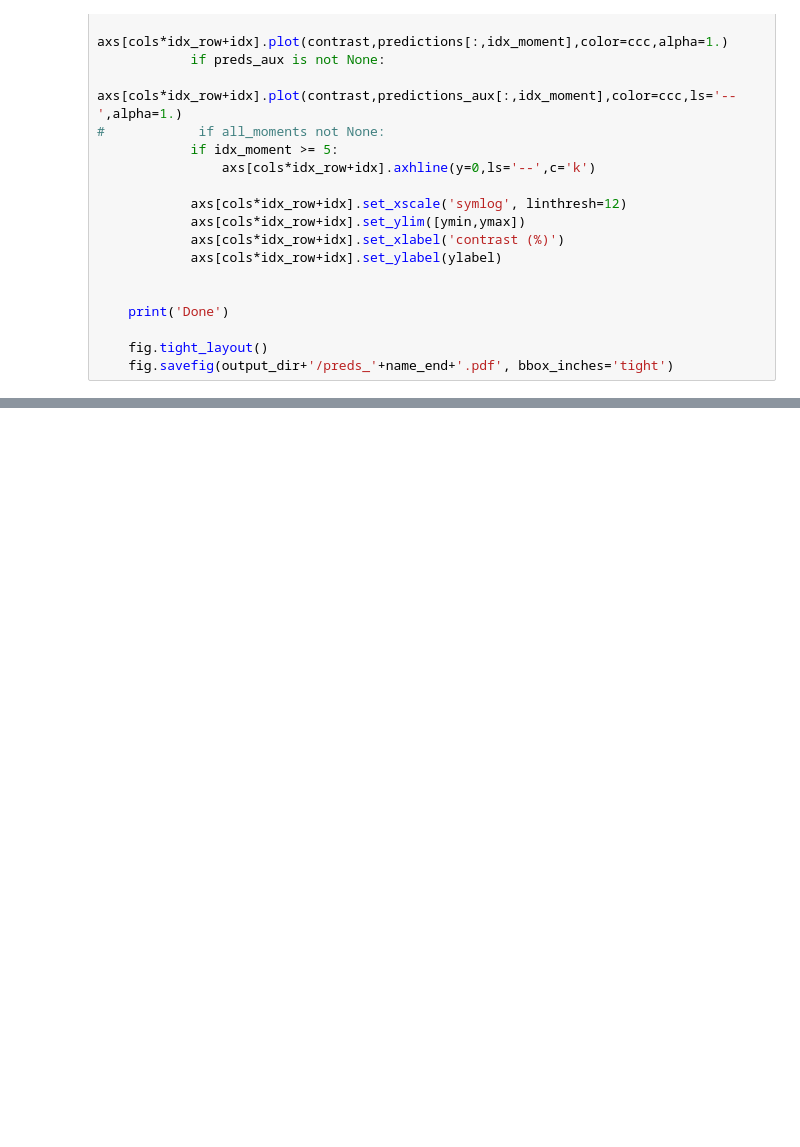
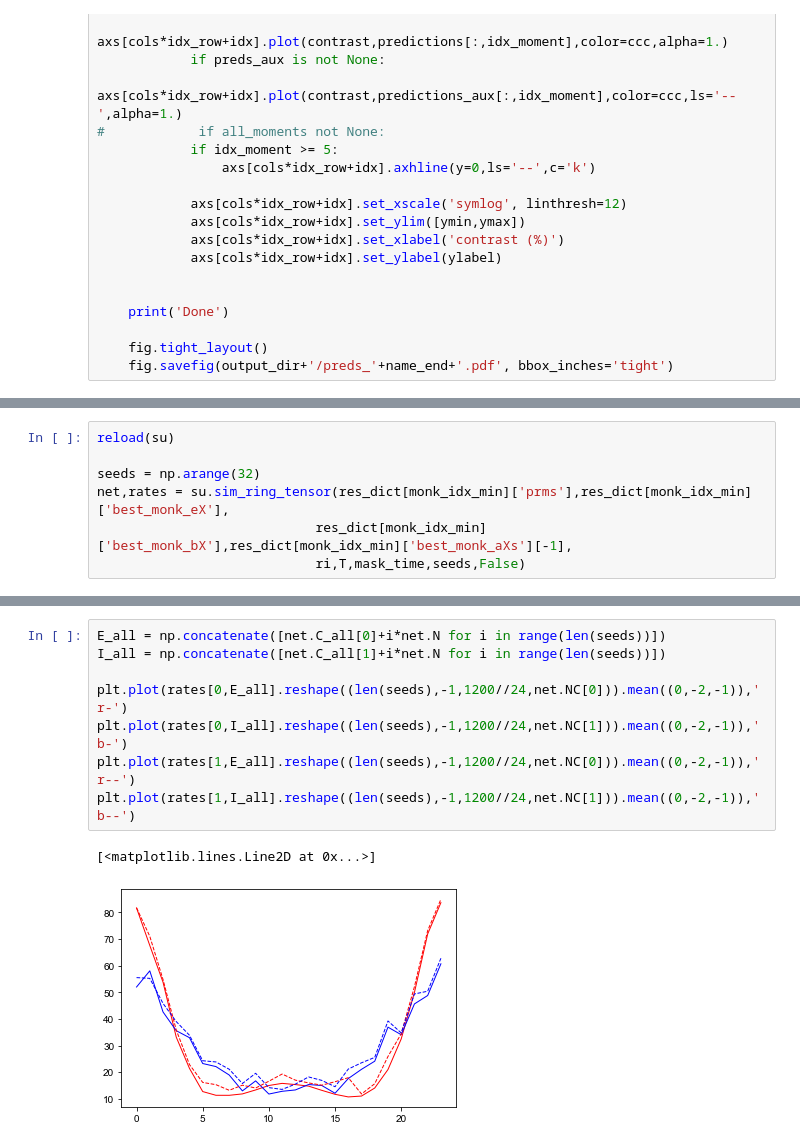
Before and after one commit to AddingAddict/ToroidalNetworks, a Jupyter notebook: sparse_weights/notebooks/fit_reshuffling_data.ipynb, the cells around one changed output, grey strips where cells are left out. Cells and saved outputs as stored; diff of their text form; blank space fills up the shorter version.

```diff
--- a/sparse_weights/notebooks/fit_reshuffling_data.ipynb
+++ b/sparse_weights/notebooks/fit_reshuffling_data.ipynb
@@ -476,0 +509,7 @@ print(np.count_nonzero(monk_costs < 75))
+# %%
+reload(su)
+
+seeds = np.arange(32)
+net,rates = su.sim_ring_tensor(res_dict[monk_idx_min]['prms'],res_dict[monk_idx_min]['best_monk_eX'],
+                            res_dict[monk_idx_min]['best_monk_bX'],res_dict[monk_idx_min]['best_monk_aXs'][-1],
+                            ri,T,mask_time,seeds,False)
@@ -476,0 +534,11 @@ print(np.count_nonzero(monk_costs < 75))
+# %%
+E_all = np.concatenate([net.C_all[0]+i*net.N for i in range(len(seeds))])
+I_all = np.concatenate([net.C_all[1]+i*net.N for i in range(len(seeds))])
+
+plt.plot(rates[0,E_all].reshape((len(seeds),-1,1200//24,net.NC[0])).mean((0,-2,-1)),'r-')
+plt.plot(rates[0,I_all].reshape((len(seeds),-1,1200//24,net.NC[1])).mean((0,-2,-1)),'b-')
+plt.plot(rates[1,E_all].reshape((len(seeds),-1,1200//24,net.NC[0])).mean((0,-2,-1)),'r--')
+plt.plot(rates[1,I_all].reshape((len(seeds),-1,1200//24,net.NC[1])).mean((0,-2,-1)),'b--')
+# %% [output]
+[<matplotlib.lines.Line2D at 0x...>]
+[figure, added]
```
Also changed, not shown: parts of 8 cells of this notebook, 7 other files.
